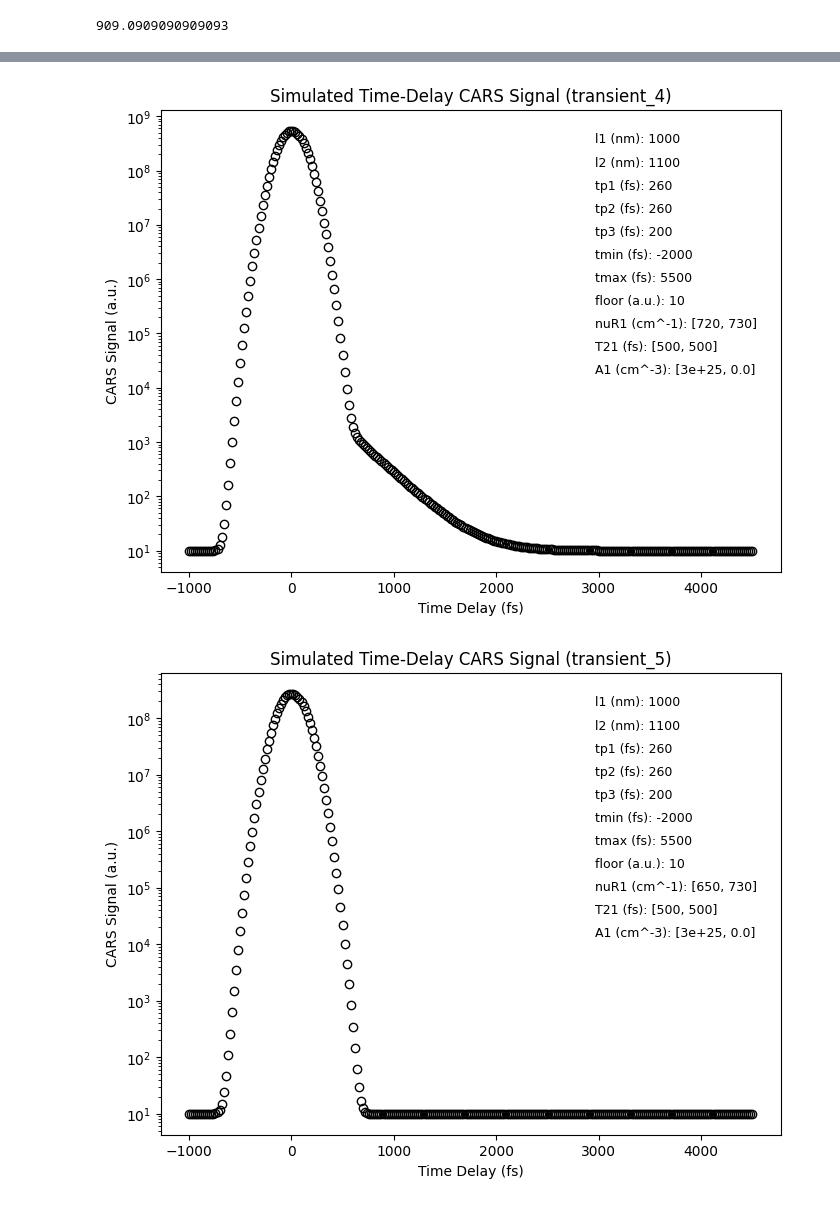
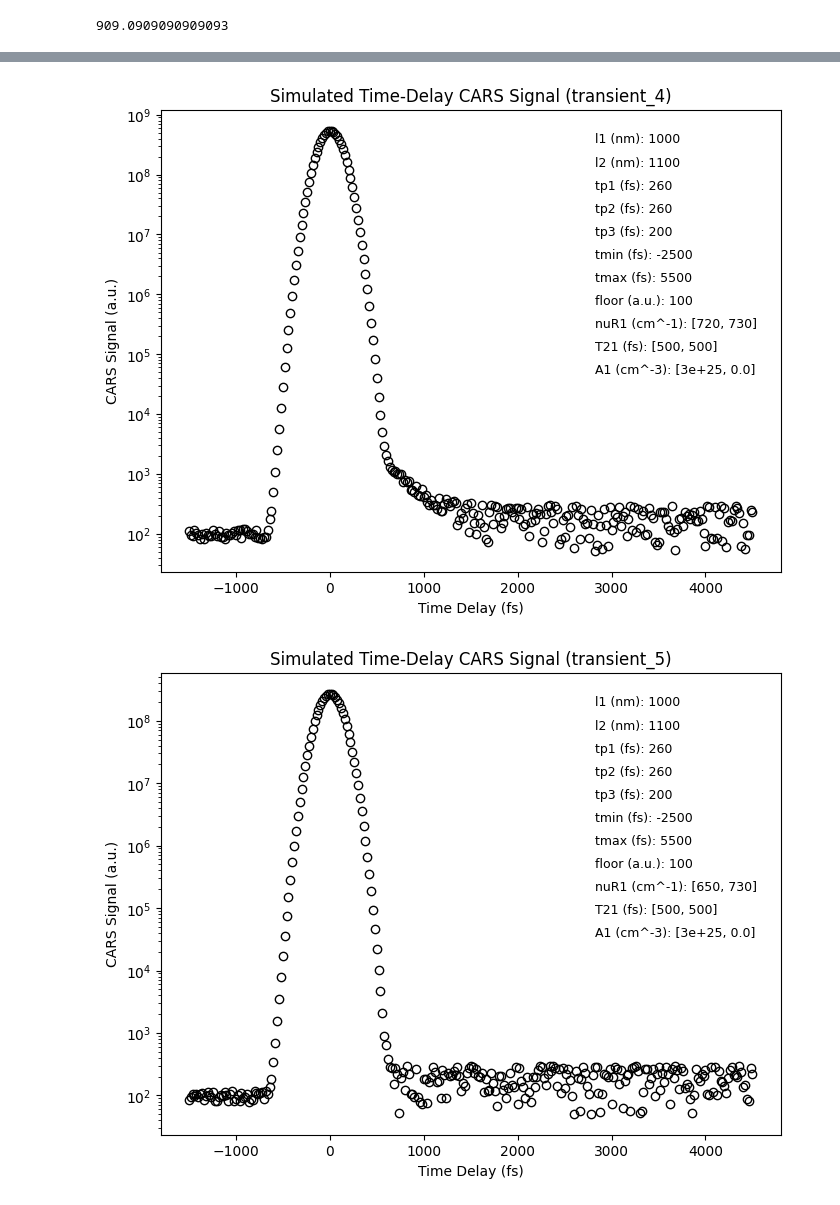
Before and after one commit to DinushaMS/Python-Physics, a Jupyter notebook: Optics/td_CARS_fit/create_tdCARS_mock_data.ipynb, the cells around one changed output, grey strips where cells are left out. Saved outputs shown, nothing was run; the diff lists cells and outputs as text; code cells hidden in the pictures.

```diff
--- a/Optics/td_CARS_fit/create_tdCARS_mock_data.ipynb
+++ b/Optics/td_CARS_fit/create_tdCARS_mock_data.ipynb
@@ -8,35 +8,41 @@ import matplotlib.pyplot as plt
 909.0909090909093
 # %%
 tdCARS = [
-    TdCARS(1000, 1100, 260, 260, 200, -2000, 5500, 10, np.array([755,800]), np.array([500,500]), np.array([3e25, 3e25])),
-    TdCARS(1000, 1100, 260, 260, 200, -2000, 5500, 10, np.array([805,850]), np.array([500,500]), np.array([3e25, 3e25])),
-    TdCARS(1000, 1100, 260, 260, 200, -2000, 5500, 10, np.array([865,910]), np.array([500,500]), np.array([3e25, 3e25])),
-    TdCARS(1000, 1100, 260, 260, 200, -2000, 5500, 10, np.array([750,730]), np.array([1200,500]), np.array([3e25, 0])),
-    TdCARS(1000, 1100, 260, 260, 200, -2000, 5500, 10, np.array([720,730]), np.array([500,500]), np.array([3e25, 0])),
-    TdCARS(1000, 1100, 260, 260, 200, -2000, 5500, 10, np.array([650,730]), np.array([500,500]), np.array([3e25, 0])),
-    TdCARS(1000, 1100, 260, 260, 200, -2000, 5500, 10, np.array([850,730]), np.array([500,500]), np.array([3e25, 0])),
-    TdCARS(1000, 1100, 260, 260, 200, -2000, 5500, 10, np.array([750,730]), np.array([500,500]), np.array([3e25, 0])),
-    TdCARS(1000, 1100, 260, 260, 200, -2000, 5500, 10, np.array([750,730]), np.array([500,500]), np.array([3e25, 7e25]))
+    TdCARS.from_params(1000, 1100, 260, 260, 200, -2500, 5500, 100, np.array([755,800]), np.array([500,500]), np.array([3e25, 3e25])),
+    TdCARS.from_params(1000, 1100, 260, 260, 200, -2500, 5500, 100, np.array([805,850]), np.array([500,500]), np.array([3e25, 3e25])),
+    TdCARS.from_params(1000, 1100, 260, 260, 200, -2500, 5500, 100, np.array([865,910]), np.array([500,500]), np.array([3e25, 3e25])),
+    TdCARS.from_params(1000, 1100, 260, 260, 200, -2500, 5500, 100, np.array([750,730]), np.array([1200,500]), np.array([3e25, 0])),
+    TdCARS.from_params(1000, 1100, 260, 260, 200, -2500, 5500, 100, np.array([720,730]), np.array([500,500]), np.array([3e25, 0])),
+    TdCARS.from_params(1000, 1100, 260, 260, 200, -2500, 5500, 100, np.array([650,730]), np.array([500,500]), np.array([3e25, 0])),
+    TdCARS.from_params(1000, 1100, 260, 260, 200, -2500, 5500, 100, np.array([850,730]), np.array([500,500]), np.array([3e25, 0])),
+    TdCARS.from_params(1000, 1100, 260, 260, 200, -2500, 5500, 100, np.array([750,730]), np.array([500,500]), np.array([3e25, 0])),
+    TdCARS.from_params(1000, 1100, 260, 260, 200, -2500, 5500, 100, np.array([750,730]), np.array([500,500]), np.array([3e25, 7e25]))
 ]
 # %%
 for j in range(len(tdCARS)):
-    td_FG, signal_FG, Q11 = tdCARS[j].CARS_simulation_FG()
-    td_FG_low_res, signal_FG_low_res = td_FG[::4], signal_FG[::4]
+    if True:
+        td_FG, signal_FG = tdCARS[j].CARS_simulation_FG()
+        td_FG_low_res, signal_FG_low_res = td_FG[::4], signal_FG[::4]
 
-    param_name = ['l1 (nm)', 'l2 (nm)', 'tp1 (fs)', 'tp2 (fs)', 'tp3 (fs)', 'tmin (fs)', 'tmax (fs)', 'floor (a.u.)', 'nuR1 (cm^-1)', 'T21 (fs)', 'A1 (cm^-3)']
-    param_value = [tdCARS[j].l1, tdCARS[j].l2, tdCARS[j].tp1, tdCARS[j].tp2, tdCARS[j].tp3, tdCARS[j].tmin, tdCARS[j].tmax, tdCARS[j].floor, str(tdCARS[j].nuR1.tolist()), str(tdCARS[j].T21.tolist()), str(tdCARS[j].A1.tolist())]
+        hi_noise_level = np.random.randint(-50, 201, size=len(td_FG_low_res[(td_FG_low_res>0)]))
+        low_noise_level = np.random.randint(-20, 20, size=len(td_FG_low_res)-len(hi_noise_level))
+        noise_level = np.concatenate((low_noise_level, hi_noise_level))
+        signal_FG_low_res += noise_level
 
-    fig = plt.figure(figsize=(8,6))
-    plt.semilogy(td_FG_low_res, signal_FG_low_res, 'ko', mfc='none')
-    plt.xlabel('Time Delay (fs)')
-    plt.ylabel('CARS Signal (a.u.)')
-    plt.title(f'Simulated Time-Delay CARS Signal (transient_{j})')
-    for i in range(len(param_name)):
-        plt.text(0.7, 0.95 - i*0.05, f'{param_name[i]}: {param_value[i]}', transform=plt.gca().transAxes, fontsize=9, verticalalignment='top')
-    plt.show()
-    fig.savefig(f'tdCARS_mock_data/transient_{j}.png', dpi=300)
+        param_name = ['l1 (nm)', 'l2 (nm)', 'tp1 (fs)', 'tp2 (fs)', 'tp3 (fs)', 'tmin (fs)', 'tmax (fs)', 'floor (a.u.)', 'nuR1 (cm^-1)', 'T21 (fs)', 'A1 (cm^-3)']
+        param_value = [tdCARS[j].wl1, tdCARS[j].wl2, tdCARS[j].tp1, tdCARS[j].tp2, tdCARS[j].tp3, tdCARS[j].tmin, tdCARS[j].tmax, tdCARS[j].floor, str(tdCARS[j].nuR1.tolist()), str(tdCARS[j].T21.tolist()), str(tdCARS[j].A1.tolist())]
 
-    #save the data and parameters
-    np.savetxt(f'tdCARS_mock_data/transient_data_{j}.dat', np.column_stack((td_FG_low_res, signal_FG_low_res)), header='Time Delay (fs)    CARS Signal (a.u.)',delimiter='\t')
-    np.savetxt(f'tdCARS_mock_data/transient_param_{j}.dat', np.column_stack((param_name, param_value)), fmt='%s', header='Prameter    Value')
+        fig = plt.figure(figsize=(8,6))
+        plt.semilogy(td_FG_low_res, signal_FG_low_res, 'ko', mfc='none')
+        plt.xlabel('Time Delay (fs)')
+        plt.ylabel('CARS Signal (a.u.)')
+        plt.title(f'Simulated Time-Delay CARS Signal (transient_{j})')
+        for i in range(len(param_name)):
+            plt.text(0.7, 0.95 - i*0.05, f'{param_name[i]}: {param_value[i]}', transform=plt.gca().transAxes, fontsize=9, verticalalignment='top')
+        plt.show()
+        fig.savefig(f'tdCARS_mock_data/transient_{j}.png', dpi=300)
+
+        #save the data and parameters
+        np.savetxt(f'tdCARS_mock_data/transient_data_{j}.dat', np.column_stack((td_FG_low_res, signal_FG_low_res)), header='Time Delay (fs)    CARS Signal (a.u.)',delimiter='\t')
+        np.savetxt(f'tdCARS_mock_data/transient_param_{j}.dat', np.column_stack((param_name, param_value)), fmt='%s', header='Prameter    Value')
 # %% [output]
@@ -47,2 +53,2 @@ for j in range(len(tdCARS)):
-[figure, old version]
+[figure, new version]
-[figure, old version]
+[figure, new version]
```
Also changed, not shown: parts of 3 cells of this notebook, 20 other files.
